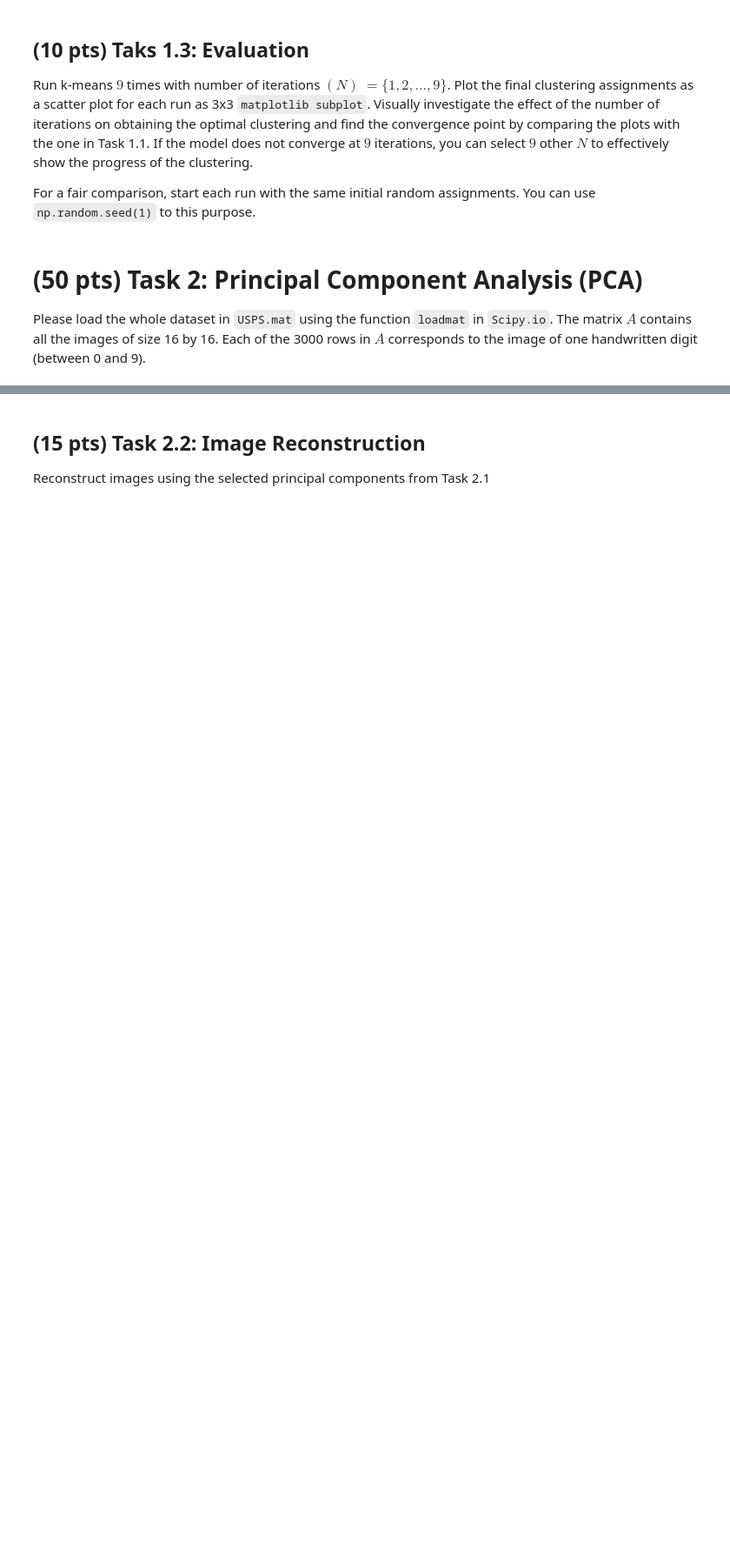
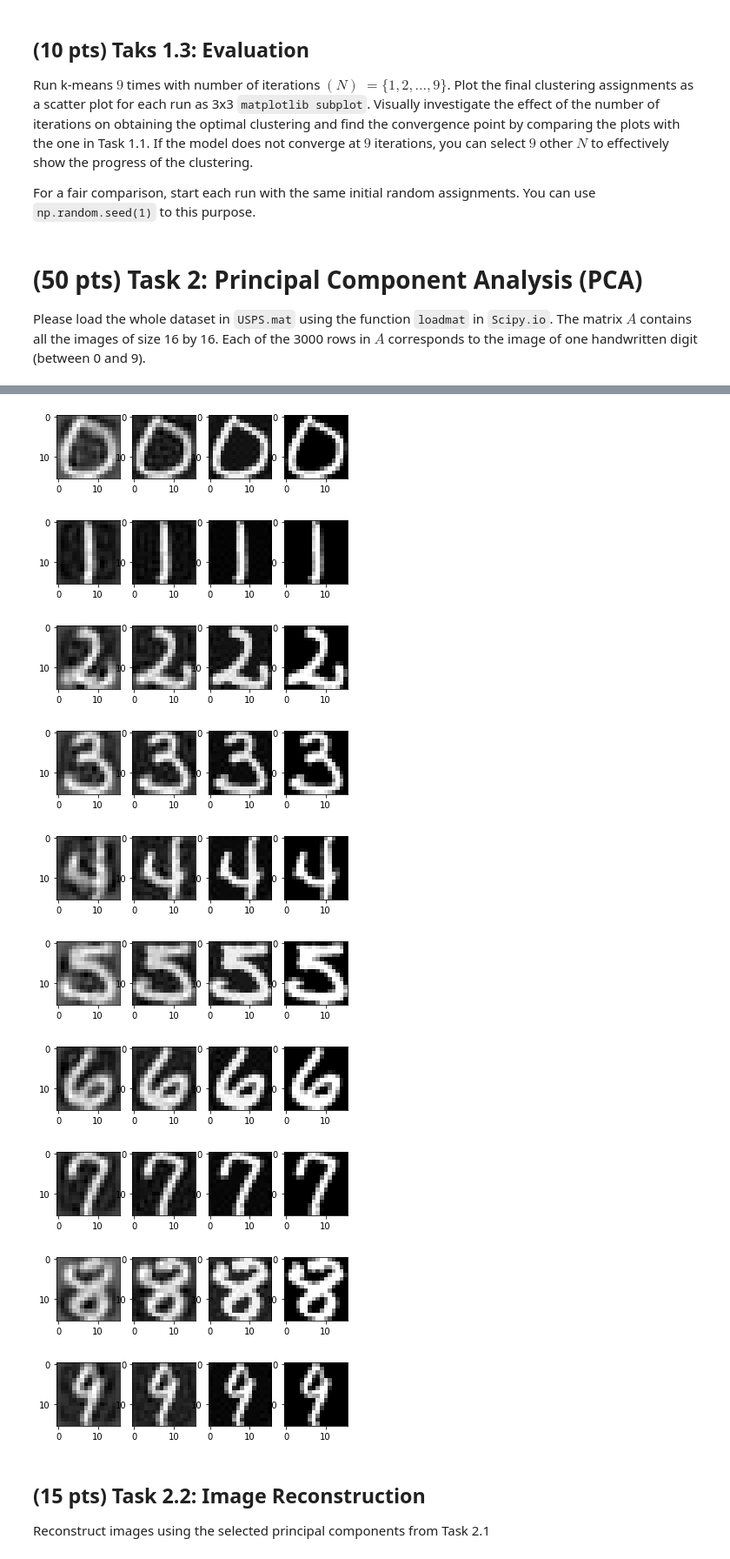
Before and after one commit to yavuzDemir21/Machine-Learning-Kmeans-PCA, a Jupyter notebook: SolnTemplate.ipynb, the cells around one changed output, grey strips where cells are left out. Shown: that part at 87% size. Drawn from its saved outputs; the diff is of its cells as text; code cells hidden in the pictures; blank space fills up the shorter version.

```diff
--- a/SolnTemplate.ipynb
+++ b/SolnTemplate.ipynb
@@ -209,0 +218,4 @@ Implement PCA and apply it to the data using $d = 50, 100, 200, 300$ principal c
+# %%
+def image_reconstruction(reconstructed_data, index):
+
+    return np.reshape(reconstructed_data[:,index],(16,16))
@@ -209,0 +238,13 @@ Implement PCA and apply it to the data using $d = 50, 100, 200, 300$ principal c
+# %%
+def create_subplot(_dataset, index):
+
+    reconstructions = [reconstruciton_50,reconstruciton_100,reconstruciton_200,reconstruciton_256]
+
+    f, axarr = plt.subplots(1,4)
+    for d in range(4):
+        axarr[d].imshow(image_reconstruction(reconstructions[d],index), cmap='gray')
+# %%
+def create_all_digits(_dataset):
+
+    for i in range (10):
+        create_subplot(_dataset, i*300)
@@ -210,3 +267,16 @@ Implement PCA and apply it to the data using $d = 50, 100, 200, 300$ principal c
+# %%
+create_all_digits(dataset)
+# %% [output]
+[figure, added]
+[figure, added]
+[figure, added]
+[figure, added]
+[figure, added]
+[figure, added]
+[figure, added]
+[figure, added]
+[figure, added]
+[figure, added]
 # %% [markdown]
 ## (15 pts) Task 2.2: Image Reconstruction
 
```
Also changed, not shown: parts of 31 cells of this notebook.
